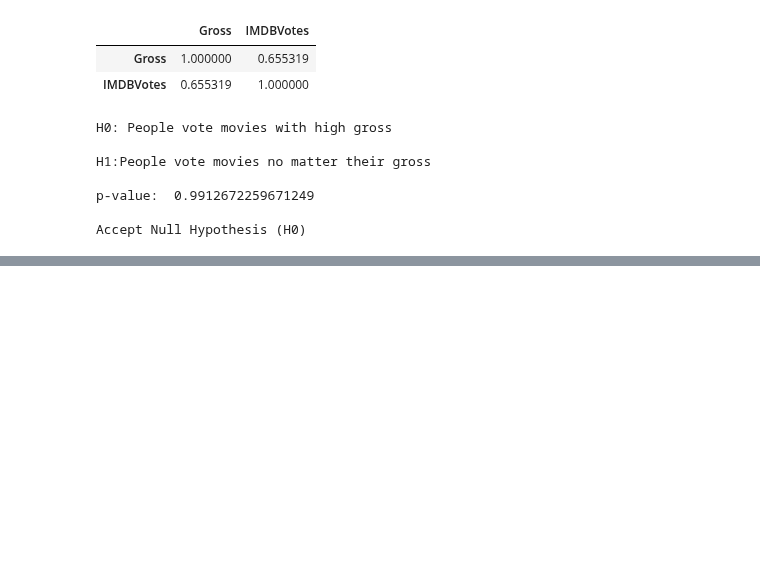
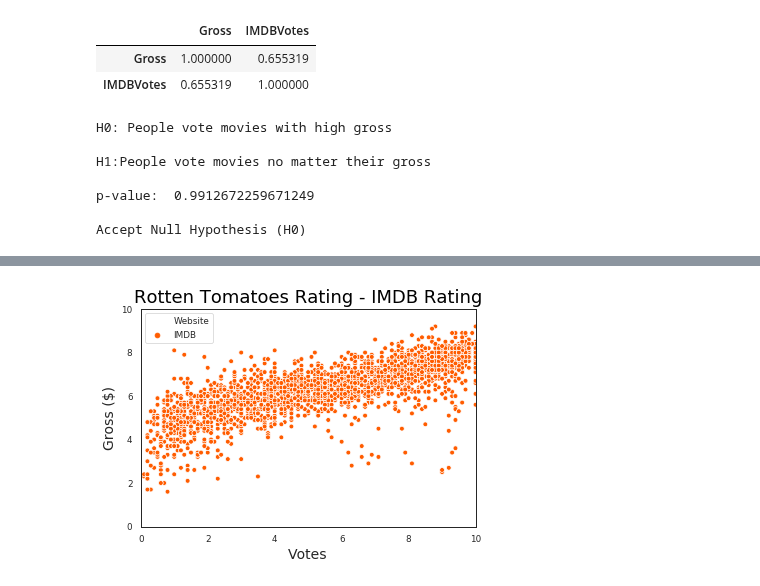
Before and after one commit to ioannapap/movies_data-mining_analysis, a Jupyter notebook: movies_analysis.ipynb, the cells around one changed output, grey strips where cells are left out. Cells and saved outputs as stored; diff of their text form; code cells hidden in the pictures; blank space fills up the shorter version.

```diff
--- a/movies_analysis.ipynb
+++ b/movies_analysis.ipynb
@@ -139,14 +155,14 @@ plt.savefig('WorldwideGross_Histogram.png')
 [figure]
 # %%
 #making Rotten Tomatoes Rating histogram
-rtr_df = df['RTRating'].dropna()
+rtr = df['RTRating'].dropna()
 
-sns.distplot(rtr_df, kde = False, color='darkred', bins = 10)
+sns.distplot(rtr, kde = False, color='darkred', bins = 10)
 plt.title('Rotten Tomatoes Rating',color = 'darkred', fontsize = 18)
 plt.xlabel('Rating', fontsize = 14)
 plt.ylabel('Number of Movies', fontsize = 14)
 
-mean = rtr_df.mean()
+mean = rtr.mean()
 plt.axvline(mean, color='r', linestyle='--')
 plt.legend({'Mean':mean})
 
@@ -155,16 +171,16 @@ plt.savefig('RottenTomatoesRating_Histogram.png')
 [figure]
 # %%
 #making IMDB Rating histogram
-imdbr_df = df['IMDBRating'].dropna()
+imdbr = df['IMDBRating'].dropna()
 
-sns.distplot(imdbr_df, kde = False, color='goldenrod', bins = 8)
+sns.distplot(imdbr, kde = False, color='goldenrod', bins = 8)
 
 plt.xlim(0, 10)
 plt.title('IMDB Rating',color = 'goldenrod', fontsize = 18)
 plt.xlabel('Rating', fontsize = 14)
 plt.ylabel('Number of Movies', fontsize=14)
 
-mean = imdbr_df.mean()
+mean = imdbr.mean()
 plt.axvline(mean, color='r', linestyle='--')
 plt.legend({'Mean':mean})
 
@@ -294,3 +308,14 @@ H1:People vote movies no matter their gross
 p-value:  0.9912672259671249
 
 Accept Null Hypothesis (H0)
+# %%
+#making RTRating and IMDBRating DataFrames with one more column : Website
+rtr_df = pd.DataFrame(rtr)
+rtr_df['Rating Website'] = 'Rotten Tomatoes'
+
+print(rtr_df)
+
+imdbr_df = pd.DataFrame(imdbr)
+imdbr_df['Website'] = 'IMDB'
+
+print(imdbr_df)
@@ -296,0 +340,6 @@ Accept Null Hypothesis (H0)
+# %%
+#concatenating RTRating with IMDBRating into one DataFrame
+rtr_imdbr_df = pd.concat([rtr_df, imdbr_df], axis =1)
+rtr_imdbr_df.dropna(inplace=True)
+rtr_imdbr_df.drop(columns=['Rating Website'], inplace=True)
+print(rtr_imdbr_df)
@@ -296,0 +361,15 @@ Accept Null Hypothesis (H0)
+# %%
+#making RTRating and IMDBRating Scatterplot
+sns.set_palette(sns.color_palette(colors))
+
+sns.scatterplot(x = 'RTRating', y='IMDBRating', data = rtr_imdbr_df, palette = 'hot', hue = 'Website')
+
+plt.title('Rotten Tomatoes Rating - IMDB Rating',color = 'black', fontsize = 18)
+plt.xlim(0,10)
+plt.ylim(0,10)
+plt.xlabel('Votes', fontsize = 14)
+plt.ylabel('Gross ($)', fontsize = 14)
+
+plt.savefig('RTR_IMDB_Ratings_Scatterplot.png')
+# %% [output]
+[figure, added]
```
Also changed, not shown: parts of 7 cells of this notebook, 2 other files.
